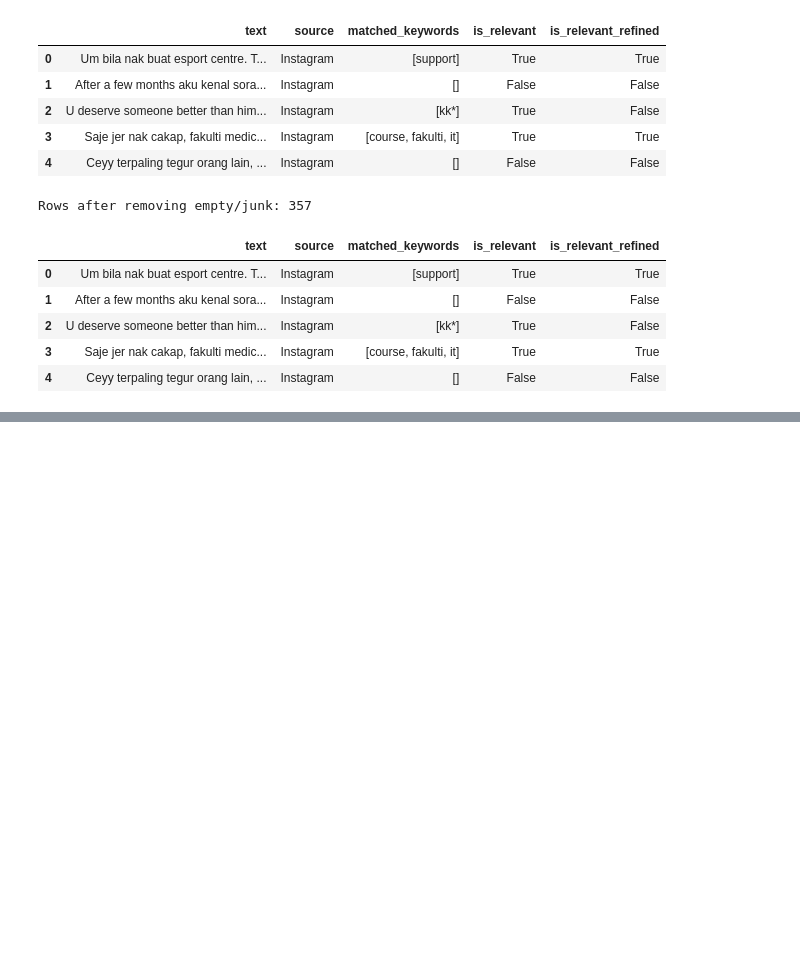
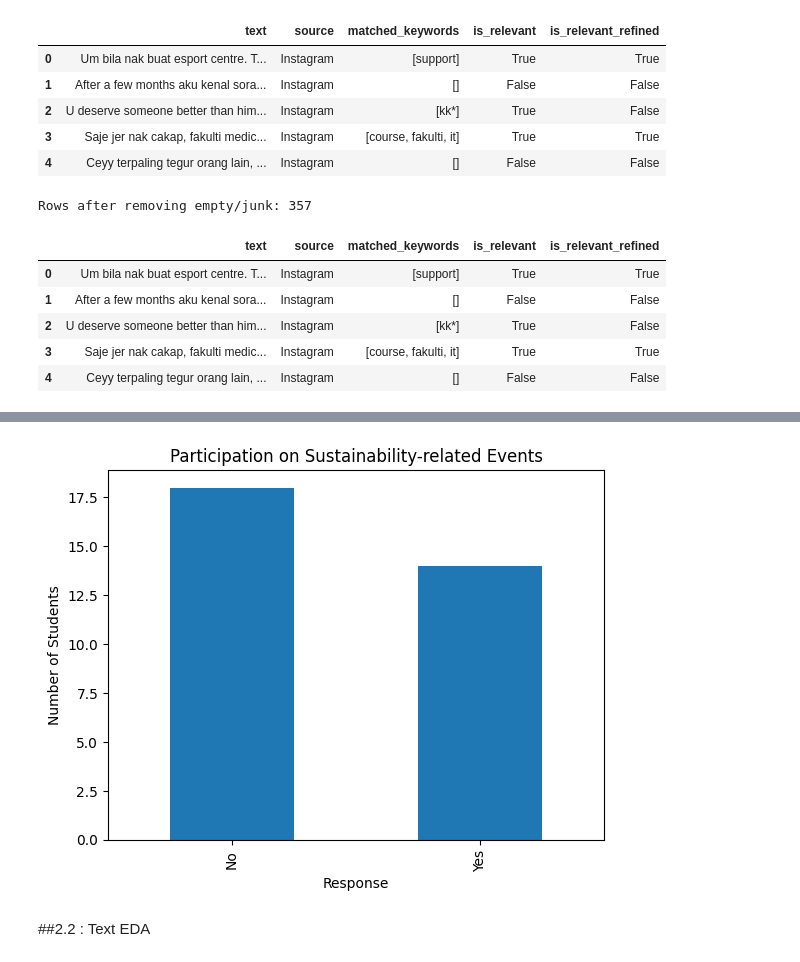
Before and after one commit to hannaharham/Sentiment-Analysis-SDG-UM, a Jupyter notebook: FYP.ipynb, the cells around one changed output, grey strips where cells are left out. Saved outputs shown, nothing was run; the diff lists cells and outputs as text; code cells hidden in the pictures; blank space fills up the shorter version.

```diff
--- a/FYP.ipynb
+++ b/FYP.ipynb
@@ -287,0 +398,12 @@ Sample FALSE (removed):
+# %%
+survey_df["Have you ever participated in any sustainability-related event/program at UM? "].value_counts().plot(
+    kind="bar"
+)
+plt.xlabel("Response")
+plt.ylabel("Number of Students")
+plt.title("Participation on Sustainability-related Events")
+plt.show()
+# %% [output]
+[figure, added]
+# %% [markdown]
+##2.2 : Text EDA
```
Also changed, not shown: parts of 28 cells of this notebook.
